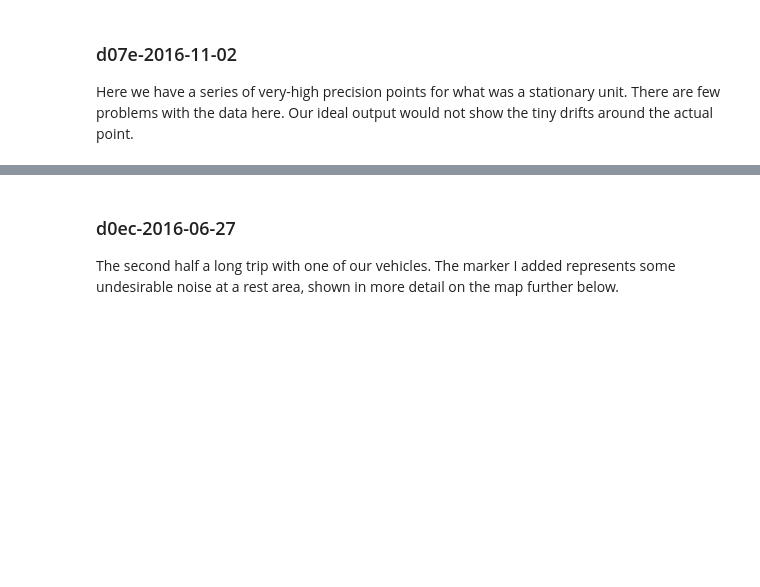
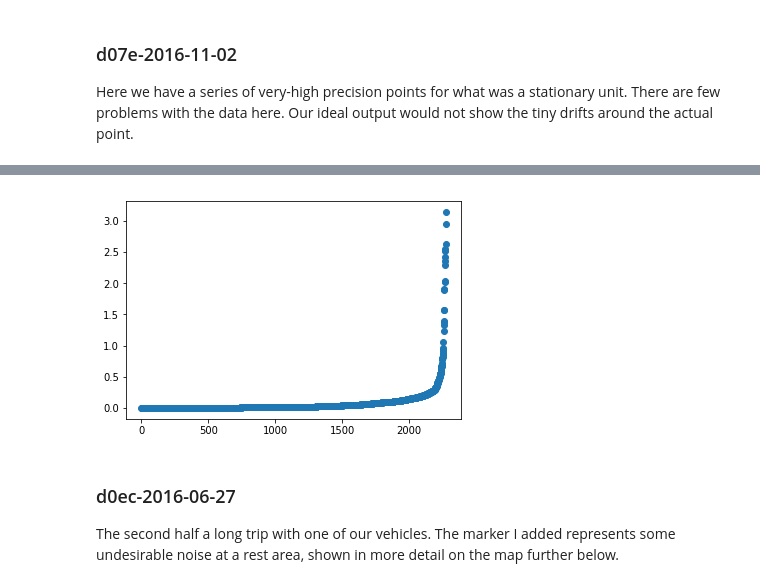
Before and after one commit to eggonabull/gnss-analysis, a Jupyter notebook: GNSS Analysis.ipynb, the cells around one changed output, grey strips where cells are left out. Saved outputs shown, nothing was run; the diff lists cells and outputs as text; code cells hidden in the pictures; blank space fills up the shorter version.

Commit message:
Start analyzing angular momentum

```diff
--- a/GNSS Analysis.ipynb
+++ b/GNSS Analysis.ipynb
@@ -136,3 +140,7 @@ gnss_helpers.get_acceleration_plot('d0ec-2016-06-26.csv')
+# %%
+gnss_helpers.angular_momentum_plot('d0ec-2016-06-26.csv')
+# %% [output]
+[figure, added]
 # %% [markdown]
 ### d0ec-2016-06-27
 
```
Also changed, not shown: parts of 4 cells of this notebook, 2 other files.
